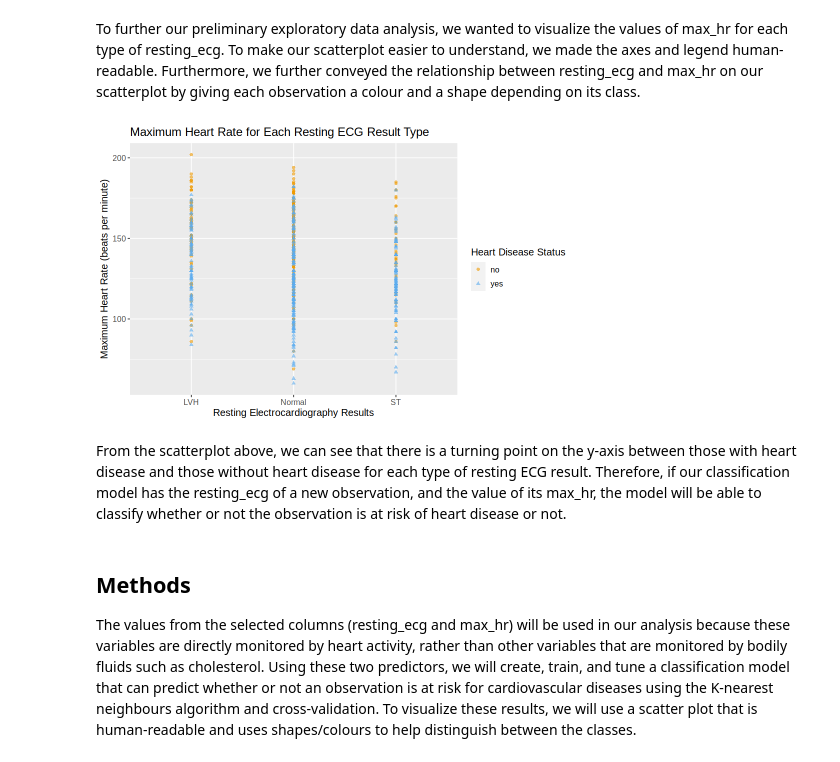
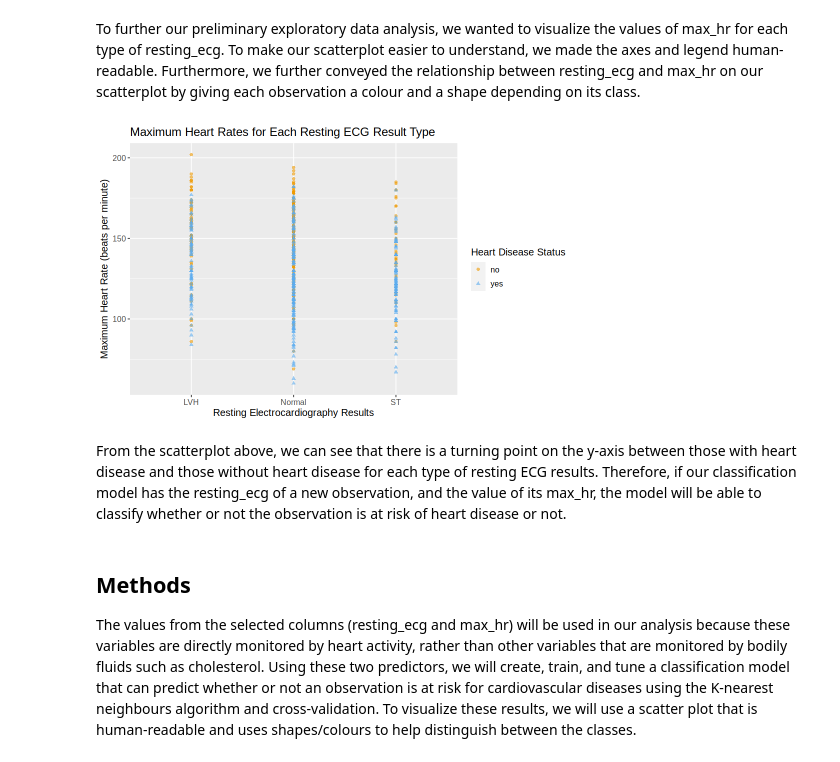
Before and after one commit to tyih985/DSCI-Project-Attempt-2, a Jupyter notebook: main.ipynb, the cells around one changed output. Drawn from its saved outputs; the diff is of its cells as text; code cells hidden in the pictures.

```diff
--- a/main.ipynb
+++ b/main.ipynb
@@ -117,20 +117,20 @@ To further our preliminary exploratory data analysis, we wanted to visualize the
 # %%
 options(repr.plot.width = 8, repr.plot.height = 5)
 heart_plot <- ggplot(heart_train, aes(x = resting_ecg, y = max_hr,
                                                 color = heart_disease, shape = heart_disease)) +
                  geom_point(alpha = 0.6) +
 
                  labs(x = "Resting Electrocardiography Results", y = "Maximum Heart Rate (beats per minute)",
                       color = "Heart Disease Status", shape = "Heart Disease Status") +
                  scale_color_manual(values = c("orange2", "steelblue2")) +
-                 ggtitle(paste0("Maximum Heart Rate for Each Resting ECG Result Type")) +
+                 ggtitle(paste0("Maximum Heart Rates for Each Resting ECG Result Type")) +
                  theme(text = element_text(size = 12),
                        legend.position = "right", legend.direction = "vertical")
 heart_plot
 # %% [output]
-[figure, old version]
+[figure, new version]
 # %% [markdown]
-From the scatterplot above, we can see that there is a turning point on the y-axis between those with heart disease and those without heart disease for each type of resting ECG result. Therefore, if our classification model has the resting_ecg of a new observation, and the value of its max_hr, the model will be able to classify whether or not the observation is at risk of heart disease or not.
+From the scatterplot above, we can see that there is a turning point on the y-axis between those with heart disease and those without heart disease for each type of resting ECG results. Therefore, if our classification model has the resting_ecg of a new observation, and the value of its max_hr, the model will be able to classify whether or not the observation is at risk of heart disease or not.
 # %% [markdown]
 ## Methods
 
```
Also changed, not shown: parts of 1 cell of this notebook.
